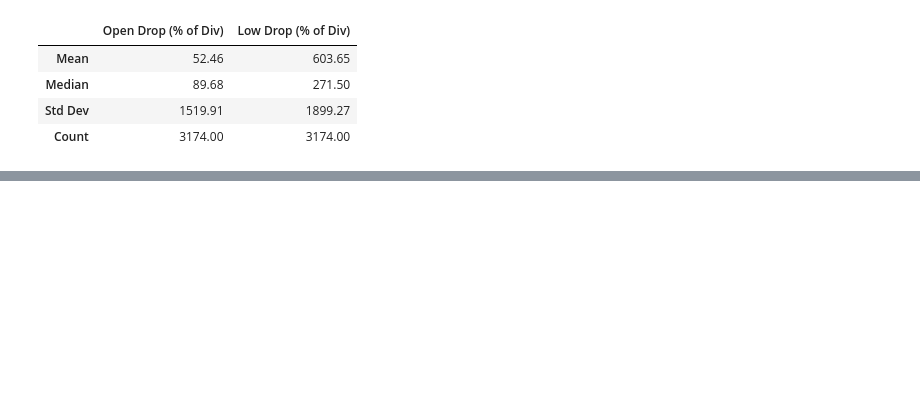
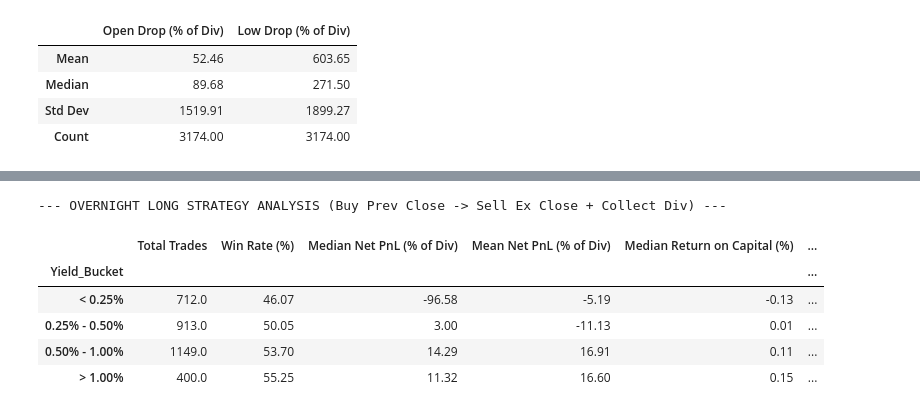
Before and after one commit to jhenningsen/Equity_Analysis, a Jupyter notebook: Ex-Dividend_Analysis.ipynb, the cells around one changed output, grey strips where cells are left out. Cells and saved outputs as stored; diff of their text form; code cells hidden in the pictures; blank space fills up the shorter version.

```diff
--- a/Ex-Dividend_Analysis.ipynb
+++ b/Ex-Dividend_Analysis.ipynb
@@ -91,6 +93,7 @@ for ticker in tickers[:503]:
             prev_close = prev_row['Close']
             ex_open = row['Open']
             ex_low = row['Low']
+            ex_close = row['Close']  # Added Ex_Close
             div_amount = row['Dividends']
 
             if prev_close <= 0 or div_amount <= 0:
@@ -107,8 +110,11 @@ for ticker in tickers[:503]:
             low_drop = prev_close - ex_low
             low_drop_pct_div = (low_drop / div_amount) * 100
 
+            # --- CLOSE DROP METRICS (Added) ---
+            close_drop = prev_close - ex_close
+            close_drop_pct_div = (close_drop / div_amount) * 100
+
             # --- MARKET-ADJUSTED OPEN DROP (SPY Benchmark) ---
-            # Measure SPY return on the exact same dates
             if date in spy_hist.index:
                 spy_loc = spy_hist.index.get_loc(date)
                 if isinstance(spy_loc, slice): spy_loc = spy_loc.start
@@ -117,7 +123,6 @@ for ticker in tickers[:503]:
                     spy_ex_open = spy_hist.loc[date, 'Open']
                     spy_return = (spy_ex_open - spy_prev_close) / spy_prev_close
 
-                    # Deduct broad market overnight movement from raw drop
                     adjusted_open_drop = open_drop - (prev_close * spy_return)
                     adj_open_drop_pct_div = (adjusted_open_drop / div_amount) * 100
                 else:
@@ -140,6 +145,11 @@ for ticker in tickers[:503]:
                 ('Low Metrics', 'Low_Price_Drop'): low_drop,
                 ('Low Metrics', 'Low_Drop_Pct_of_Div'): low_drop_pct_div,
 
+                # Added Close Metrics
+                ('Close Metrics', 'Ex_Close'): ex_close,
+                ('Close Metrics', 'Close_Price_Drop'): close_drop,
+                ('Close Metrics', 'Close_Drop_Pct_of_Div'): close_drop_pct_div,
+
                 ('Market Adjusted', 'SPY_Adjusted_Drop'): adjusted_open_drop,
                 ('Market Adjusted', 'Adj_Open_Drop_Pct_of_Div'): adj_open_drop_pct_div,
             })
@@ -150,7 +160,6 @@ for ticker in tickers[:503]:
 df_ex_dates = pd.DataFrame(ex_div_records)
 df_ex_dates.columns = pd.MultiIndex.from_tuples(df_ex_dates.columns)
 
-# Print processing summary and data verification
 print(f"Scanned Tickers: {len(tickers)} / {len(sp500_df)}")
 print(f"Total Ex-Dividend Events Captured: {len(df_ex_dates)}")
 print(f"Unique Tickers with Dividend Events: {df_ex_dates[('Info', 'Ticker')].nunique() if not df_ex_dates.empty else 0}")
@@ -192,0 +290,53 @@ display(stats_df.round(2))
+# %%
+# 1. Define Long Strategy Metrics
+# Dividend Received = +100% of Dividend
+# Capital Loss/Gain = -(Close_Drop_Pct_of_Div)
+# Net P&L (% of Div) = 100 - Close_Drop_Pct_of_Div
+df_ex_dates[('Long Strategy', 'Net_PnL_Pct_of_Div')] = 100.0 - df_ex_dates[('Close Metrics', 'Close_Drop_Pct_of_Div')]
+
+# Net Return on Invested Capital (%) = (Net P&L / Prev_Close) * 100
+# Equivalent to: Div_Yield_Pct * (Net_PnL_Pct_of_Div / 100)
+df_ex_dates[('Long Strategy', 'Return_on_Capital_Pct')] = (
+    df_ex_dates[('Info', 'Div_Yield_Pct')] * (df_ex_dates[('Long Strategy', 'Net_PnL_Pct_of_Div')] / 100.0)
+)
+
+# Trade Outcome: Win if Net P&L > 0
+df_ex_dates[('Long Strategy', 'Is_Profitable')] = df_ex_dates[('Long Strategy', 'Net_PnL_Pct_of_Div')] > 0
+
+# 2. Aggregation Function
+def analyze_long_strategy(group):
+    total_trades = len(group)
+    wins = group[('Long Strategy', 'Is_Profitable')].sum()
+    win_rate = (wins / total_trades) * 100 if total_trades > 0 else 0
+
+    net_pnl_div = group[('Long Strategy', 'Net_PnL_Pct_of_Div')]
+    roc = group[('Long Strategy', 'Return_on_Capital_Pct')]
+
+    return pd.Series({
+        'Total Trades': total_trades,
+        'Win Rate (%)': win_rate,
+        'Median Net PnL (% of Div)': net_pnl_div.median(),
+        'Mean Net PnL (% of Div)': net_pnl_div.mean(),
+        'Median Return on Capital (%)': roc.median(),
+        'Mean Return on Capital (%)': roc.mean(),
+        'Max Win (% of Div)': net_pnl_div.max(),
+        'Max Loss (% of Div)': net_pnl_div.min()
+    })
+
+# 3. Execute Analysis Grouped by Yield Bucket
+long_analysis = (
+    df_ex_dates
+    .groupby('Yield_Bucket', observed=False)
+    .apply(analyze_long_strategy)
+)
+
+print("--- OVERNIGHT LONG STRATEGY ANALYSIS (Buy Prev Close -> Sell Ex Close + Collect Div) ---")
+display(long_analysis.round(2))
+# %% [output]
+--- OVERNIGHT LONG STRATEGY ANALYSIS (Buy Prev Close -> Sell Ex Close + Collect Div) ---
+|  | Total Trades | Win Rate (%) | Median Net PnL (% of Div) | Mean Net PnL (% of Div) | Median Return on Capital (%) | ... |
+| Yield_Bucket |  |  |  |  |  | ... |
+| < 0.25% | 712.0 | 46.07 | -96.58 | -5.19 | -0.13 | ... |
+| 0.25% - 0.50% | 913.0 | 50.05 | 3.00 | -11.13 | 0.01 | ... |
+| 0.50% - 1.00% | 1149.0 | 53.70 | 14.29 | 16.91 | 0.11 | ... |
+| > 1.00% | 400.0 | 55.25 | 11.32 | 16.60 | 0.15 | ... |
```
Also changed, not shown: parts of 4 cells of this notebook.
